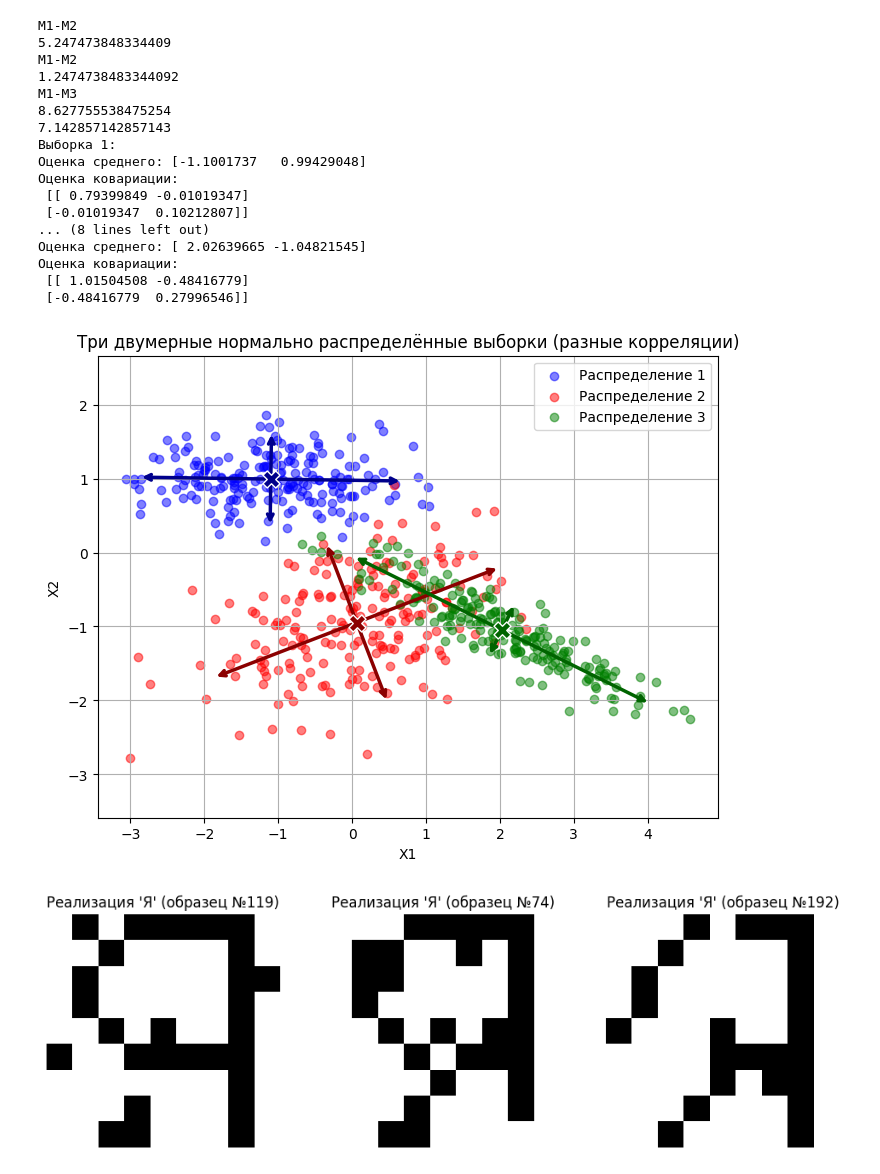
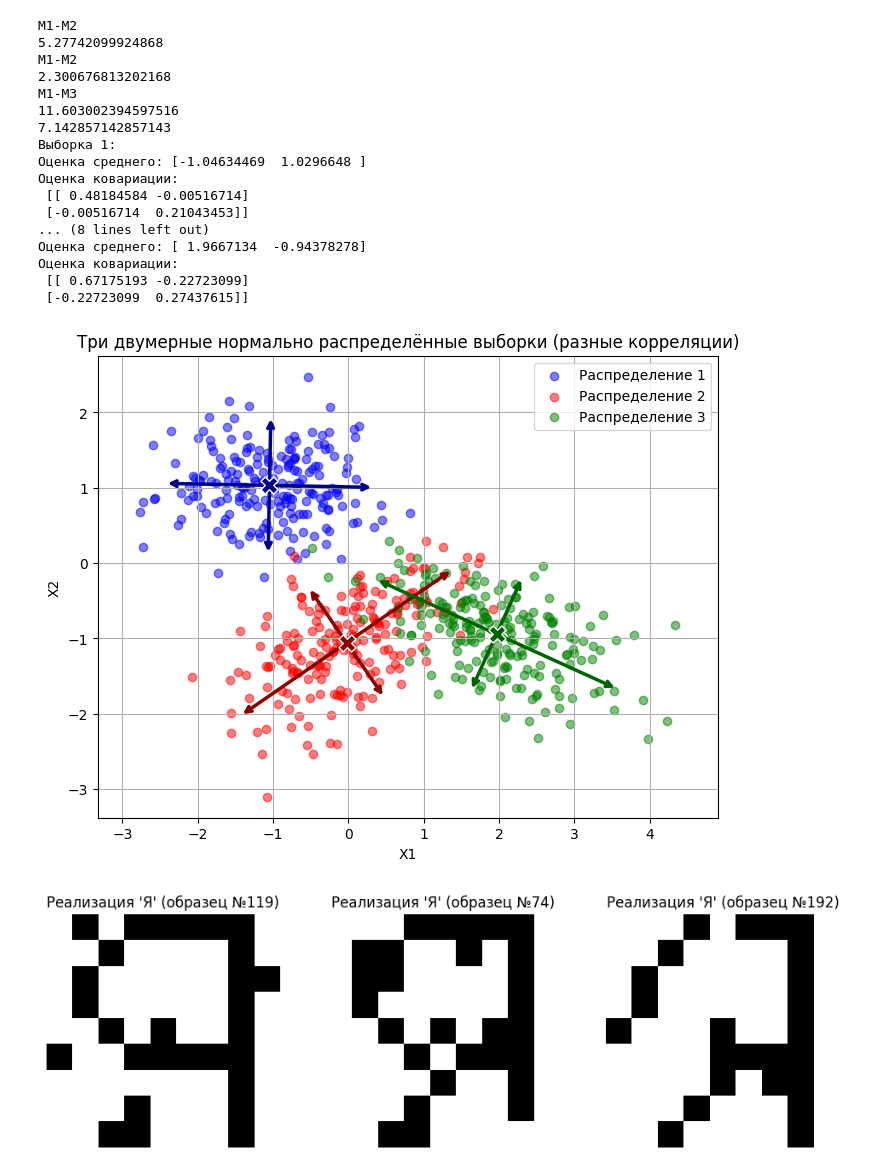
Before and after one commit to Darowiin/MoiRO, a Jupyter notebook: lab_1/moiro_lab_1.ipynb, the cells around one changed output. Drawn from its saved outputs; the diff is of its cells as text; code cells hidden in the pictures.

```diff
--- a/lab_1/moiro_lab_1.ipynb
+++ b/lab_1/moiro_lab_1.ipynb
@@ -160,19 +160,19 @@ N = 200
 
 M1 = [-1.0, 1.0]
 
-B1 = [[0.9, 0],
-     [0, 0.1]]
+B1 = [[0.5, 0],
+     [0, 0.2]]
 
 M2 = [0.0, -1.0]
 
-B2 = [[1, 0.25],
+B2 = [[0.5, 0.25],
      [0.25, 0.4]]
 
 
 M3 = [2.0, -1.0]
 
-B3 = [[1, -0.5],
-     [-0.5, 0.3]]
+B3 = [[0.6, -0.25],
+     [-0.25, 0.3]]
 
 print("M1-M2")
 print(bhattacharyya_distance(M1, M2, B1, B2))
@@ -209,43 +209,43 @@ B_hat3 = np.cov(X3, rowvar=False)
 print("\nВыборка 3:")
 print("Оценка среднего:", M_hat3)
 print("Оценка ковариации:\n", B_hat3)
 
 
 fig, ax = plt.subplots(figsize=(8,6))
 
 ax.scatter(X1[:, 0], X1[:, 1], color='blue', alpha=0.5, label='Распределение 1')
 ax.scatter(X2[:, 0], X2[:, 1], color='red', alpha=0.5, label='Распределение 2')
 ax.scatter(X3[:, 0], X3[:, 1], color='green', alpha=0.5, label='Распределение 3')
 
 plot_distribution_features(M_hat1, B_hat1, ax, color='darkblue')
 plot_distribution_features(M_hat2, B_hat2, ax, color='darkred')
 plot_distribution_features(M_hat3, B_hat3, ax, color='darkgreen')
 ax.set_xlabel('X1')
 ax.set_ylabel('X2')
 ax.set_title('Три двумерные нормально распределённые выборки (разные корреляции)')
 ax.legend()
 ax.grid(True)
 plt.axis('equal')
 plt.show()
 # %% [output]
 M1-M2
-5.247473848334409
+5.27742099924868
 M1-M2
-1.2474738483344092
+2.300676813202168
 M1-M3
-8.627755538475254
+11.603002394597516
 7.142857142857143
 Выборка 1:
-Оценка среднего: [-1.1001737   0.99429048]
+Оценка среднего: [-1.04634469  1.0296648 ]
 Оценка ковариации:
- [[ 0.79399849 -0.01019347]
- [-0.01019347  0.10212807]]
+ [[ 0.48184584 -0.00516714]
+ [-0.00516714  0.21043453]]
 ... (8 lines left out)
-Оценка среднего: [ 2.02639665 -1.04821545]
+Оценка среднего: [ 1.9667134  -0.94378278]
 Оценка ковариации:
- [[ 1.01504508 -0.48416779]
- [-0.48416779  0.27996546]]
+ [[ 0.67175193 -0.22723099]
+ [-0.22723099  0.27437615]]
-[figure, old version]
+[figure, new version]
 # %%
 import numpy as np
 import matplotlib.pyplot as plt
```
Also changed, not shown: parts of 1 cell of this notebook, 12 other files.
